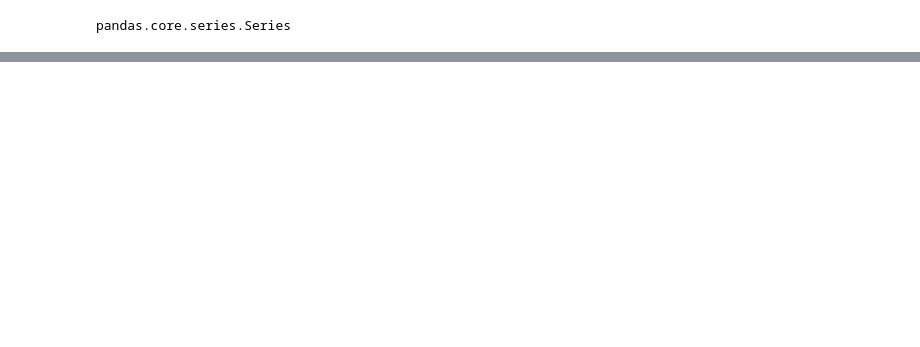
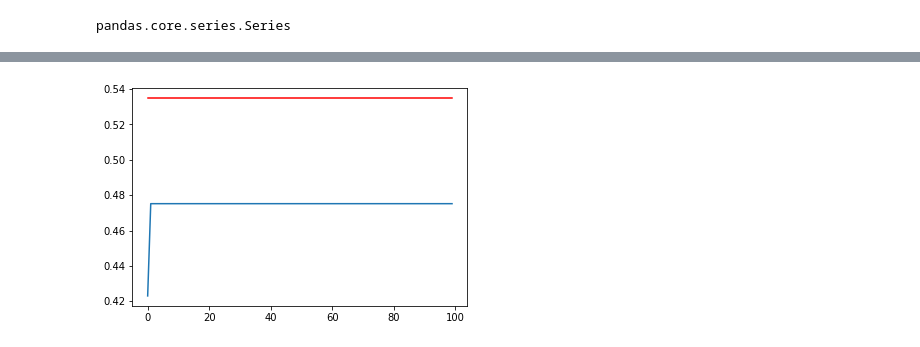
Before and after one commit to yoonputer/Team_Project2, a Jupyter notebook: Deeplearning/test_dummy.ipynb, the cells around one changed output, grey strips where cells are left out. Cells and saved outputs as stored; diff of their text form; code cells hidden in the pictures; blank space fills up the shorter version.

```diff
--- a/Deeplearning/test_dummy.ipynb
+++ b/Deeplearning/test_dummy.ipynb
@@ -136,0 +311,6 @@ from nltk.tokenize import word_tokenize
+# %%
+plt.plot(hist.history['acc'])
+plt.plot(hist.history['val_acc'],'r-')
+plt.show()
+# %% [output]
+[figure, added]
```
Also changed, not shown: parts of 63 cells of this notebook.
